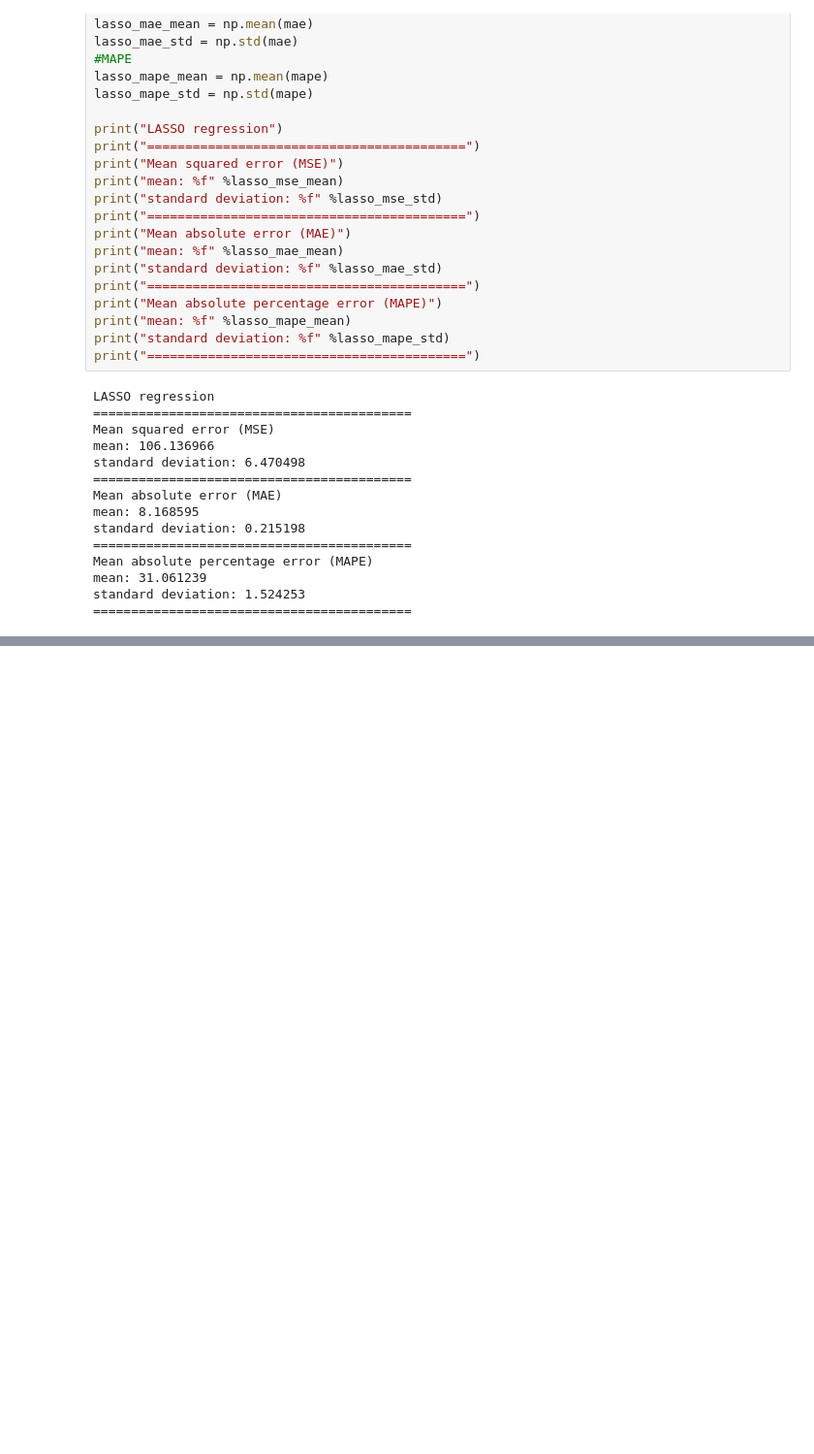
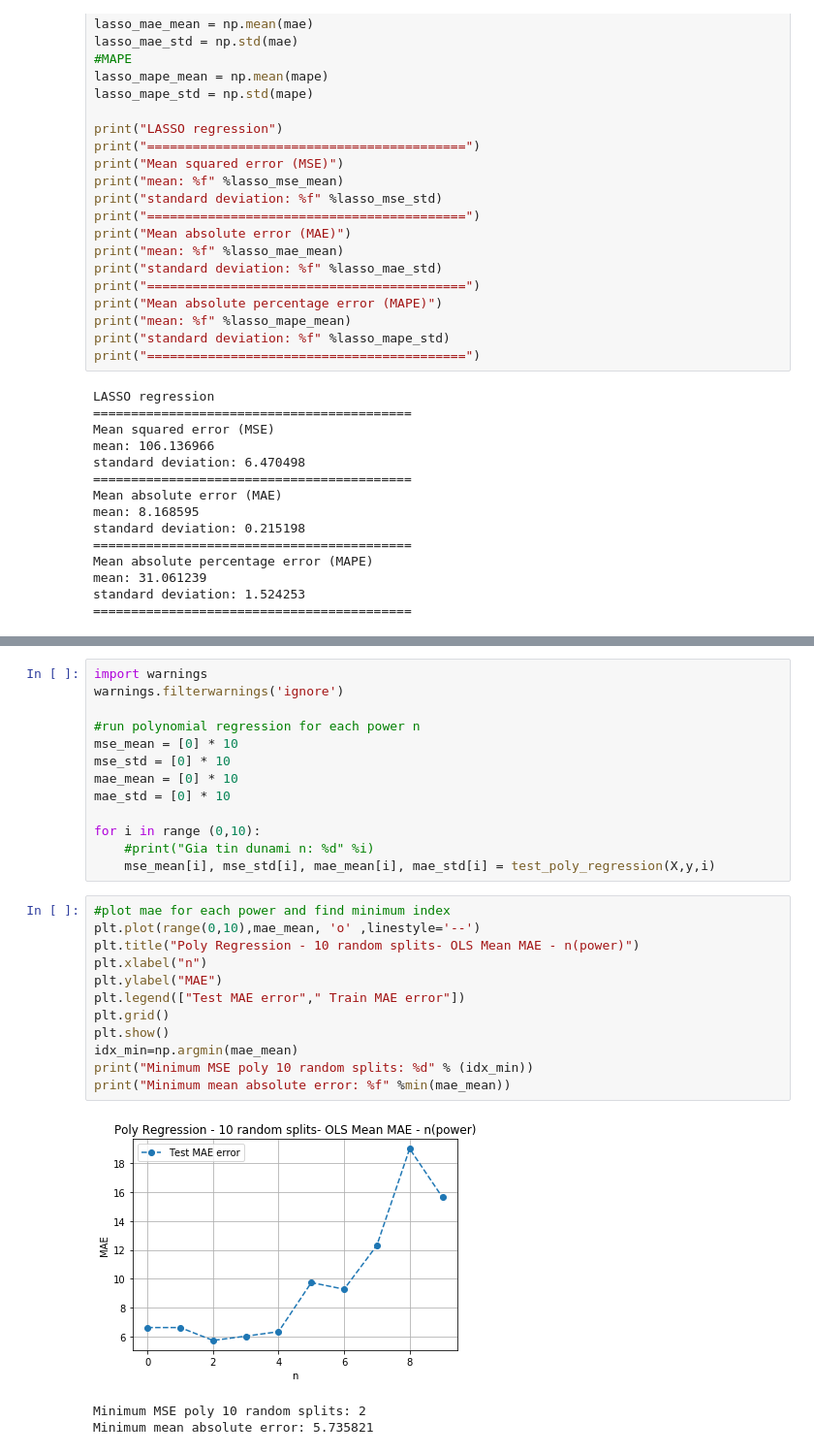
Before and after one commit to GiorgosTsal/Artificial-Learning-Part1, a Jupyter notebook: Machine-Learning-Regression/concrete.ipynb, the cells around one changed output, grey strips where cells are left out. Shown at 97% size. Cells and saved outputs as stored; diff of their text form; blank space fills up the shorter version.

Commit message:
polynomial regression with evaluation on all models done

```diff
--- a/Machine-Learning-Regression/concrete.ipynb
+++ b/Machine-Learning-Regression/concrete.ipynb
@@ -518,0 +555,29 @@ def test_poly_regression(X_train, y_train, X_test, y_test, n=2):
+# %%
+import warnings
+warnings.filterwarnings('ignore')
+
+#run polynomial regression for each power n
+mse_mean = [0] * 10
+mse_std = [0] * 10
+mae_mean = [0] * 10
+mae_std = [0] * 10
+
+for i in range (0,10):
+    #print("Gia tin dunami n: %d" %i)
+    mse_mean[i], mse_std[i], mae_mean[i], mae_std[i] = test_poly_regression(X,y,i)
+# %%
+#plot mae for each power and find minimum index
+plt.plot(range(0,10),mae_mean, 'o' ,linestyle='--')
+plt.title("Poly Regression - 10 random splits- OLS Mean MAE - n(power)")
+plt.xlabel("n")
+plt.ylabel("MAE")
+plt.legend(["Test MAE error"," Train MAE error"])
+plt.grid()
+plt.show()
+idx_min=np.argmin(mae_mean)
+print("Minimum MSE poly 10 random splits: %d" % (idx_min))
+print("Minimum mean absolute error: %f" %min(mae_mean))
+# %% [output]
+[figure, added]
+Minimum MSE poly 10 random splits: 2
+Minimum mean absolute error: 5.735821
```
Also changed, not shown: parts of 11 cells of this notebook, 1 other file.
